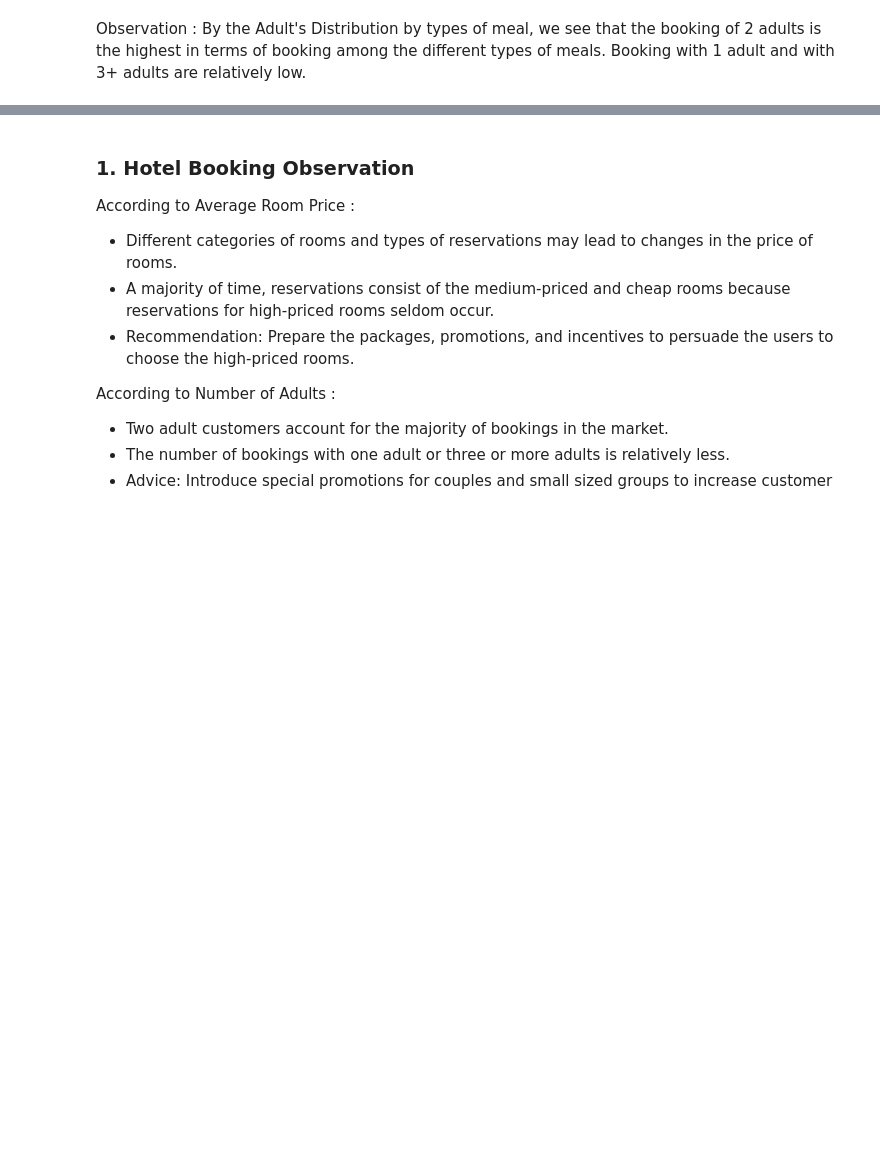
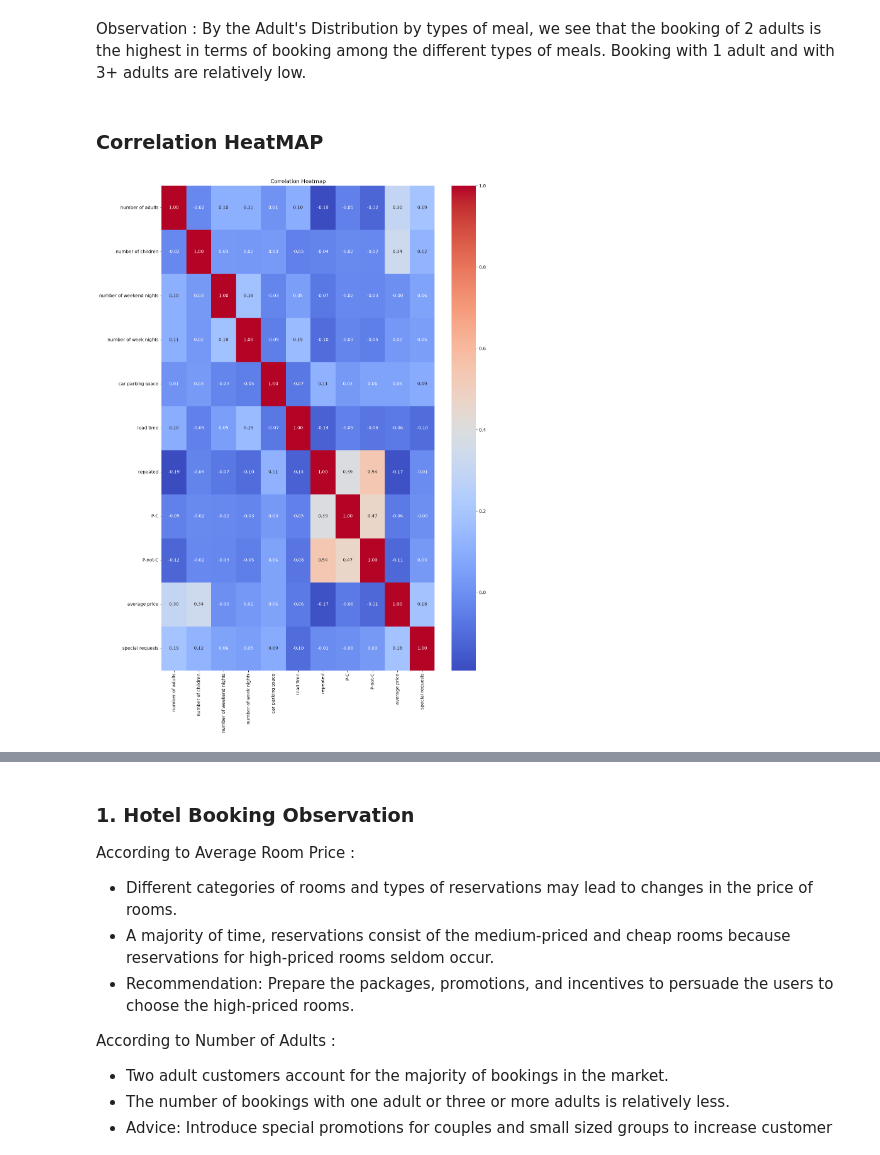
Before and after one commit to dharak07/Intro-to-AI-and-Machine-Learning, a Jupyter notebook: Jupyter/Project.ipynb, the cells around one changed output, grey strips where cells are left out. Cells and saved outputs as stored; diff of their text form; code cells hidden in the pictures; blank space fills up the shorter version.

```diff
--- a/Jupyter/Project.ipynb
+++ b/Jupyter/Project.ipynb
@@ -406,3 +412,21 @@ fig = pltx.bar(
 fig.show()
 # %% [markdown]
 Observation : By the Adult's Distribution by types of meal, we see that the booking of 2 adults is the highest in terms of booking among the different types of meals. Booking with 1 adult and with 3+ adults are relatively low.
+# %% [markdown]
+### Correlation HeatMAP
+# %%
+import matplotlib.pyplot as plt
+
+numerica_cols = df.select_dtypes(include=np.number)
+plt.figure(figsize=(14,20))
+sns.heatmap(
+    numerica_cols.corr(),
+    annot=True,
+    fmt='.2f',
+    cmap='coolwarm'
+)
+
+plt.title('Correlation Heatmap')
+plt.show()
+# %% [output]
+[figure, added]
```
Also changed, not shown: parts of 9 cells of this notebook.
